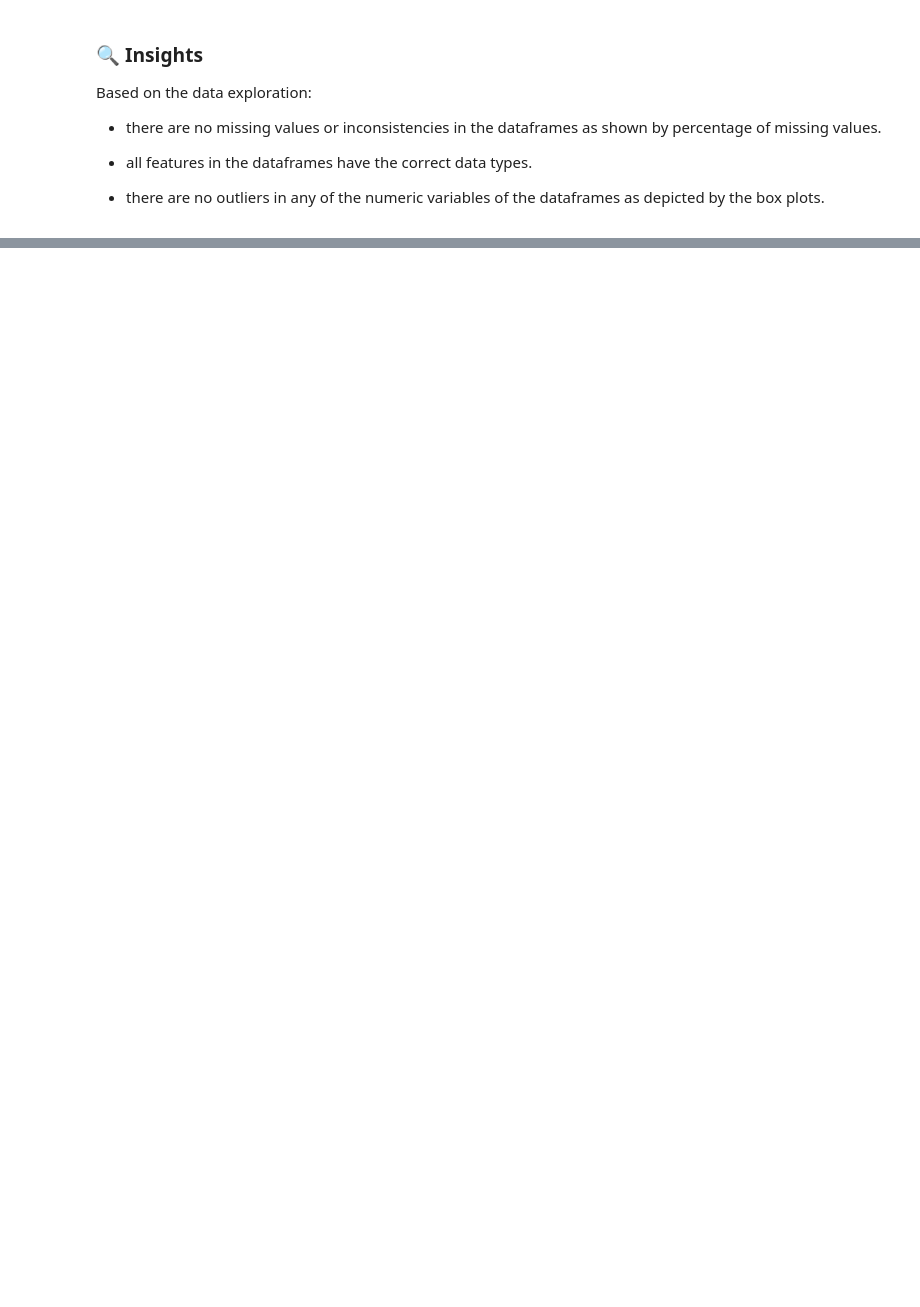
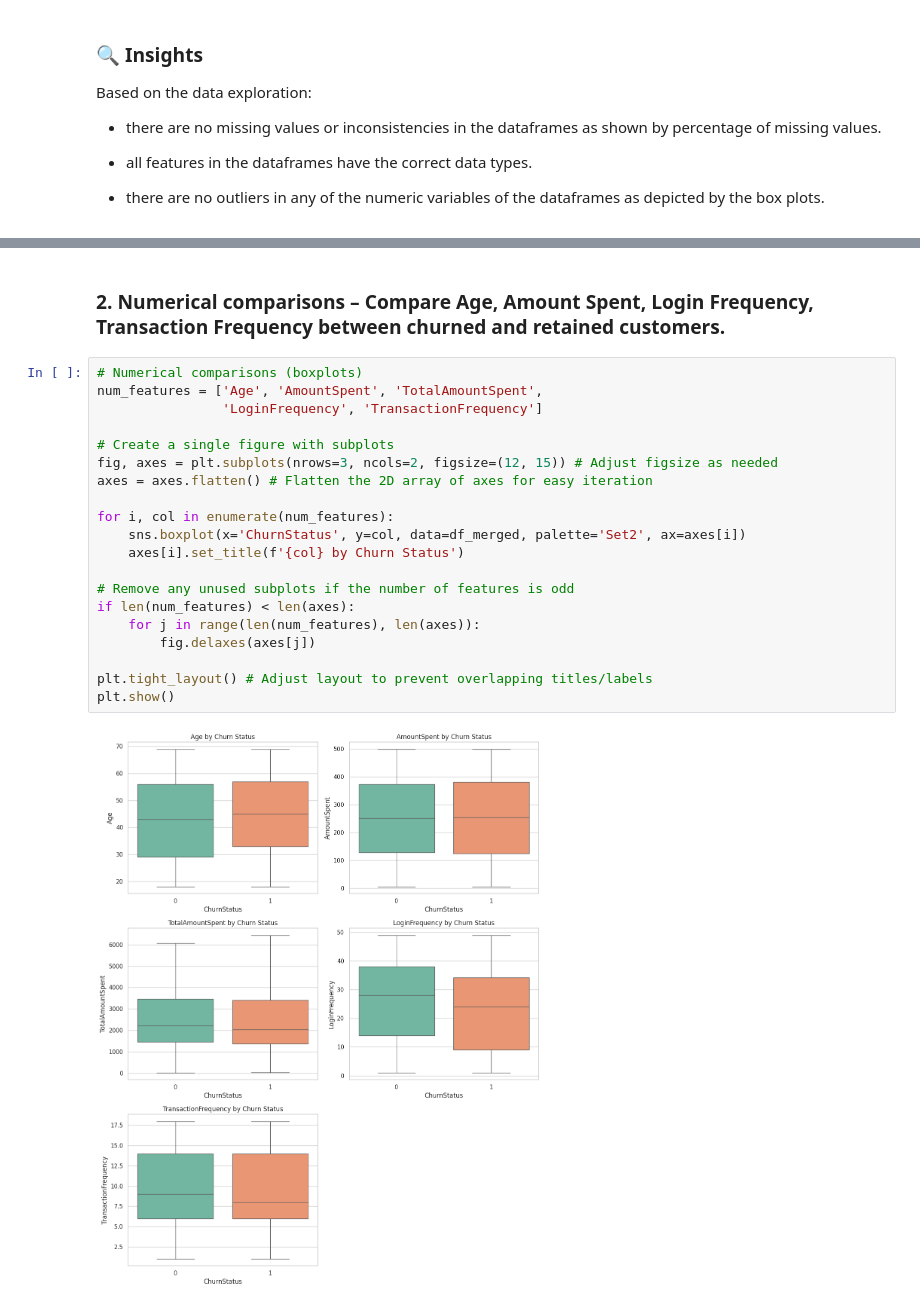
Before and after one commit to ifegunmax/My-Portfolio-Repo, a Jupyter notebook: Forage Projects/Lloyds_Banking_Group_Data_Science_Simulation.ipynb, the cells around one changed output, grey strips where cells are left out. Saved outputs shown, nothing was run; the diff lists cells and outputs as text; blank space fills up the shorter version.

```diff
--- a/Forage Projects/Lloyds_Banking_Group_Data_Science_Simulation.ipynb
+++ b/Forage Projects/Lloyds_Banking_Group_Data_Science_Simulation.ipynb
@@ -487,0 +412,24 @@ Train Logistic Regression, Random Forest, and Gradient Boosting models using the
+# %% [markdown]
+### **2. Numerical comparison**s – Compare Age, Amount Spent, Login Frequency, Transaction Frequency between churned and retained customers.
+# %%
+# Numerical comparisons (boxplots)
+num_features = ['Age', 'AmountSpent', 'TotalAmountSpent',
+                'LoginFrequency', 'TransactionFrequency']
+
+# Create a single figure with subplots
+fig, axes = plt.subplots(nrows=3, ncols=2, figsize=(12, 15)) # Adjust figsize as needed
+axes = axes.flatten() # Flatten the 2D array of axes for easy iteration
+
+for i, col in enumerate(num_features):
+    sns.boxplot(x='ChurnStatus', y=col, data=df_merged, palette='Set2', ax=axes[i])
+    axes[i].set_title(f'{col} by Churn Status')
+
+# Remove any unused subplots if the number of features is odd
+if len(num_features) < len(axes):
+    for j in range(len(num_features), len(axes)):
+        fig.delaxes(axes[j])
+
+plt.tight_layout() # Adjust layout to prevent overlapping titles/labels
+plt.show()
+# %% [output]
+[figure, added]
```
Also changed, not shown: parts of 71 cells of this notebook.
